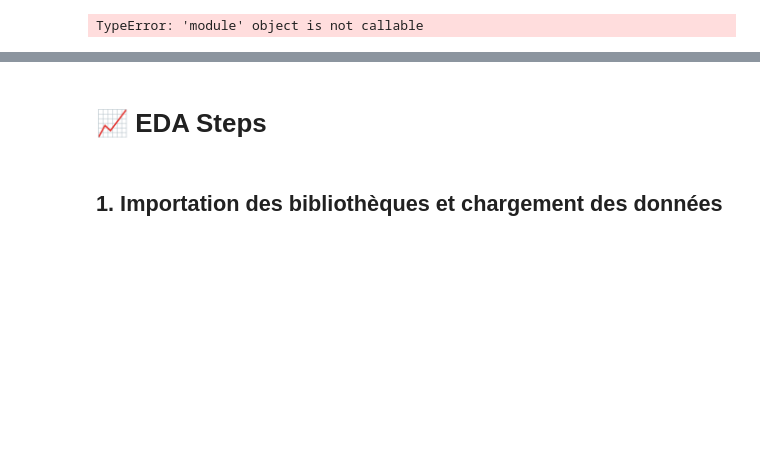
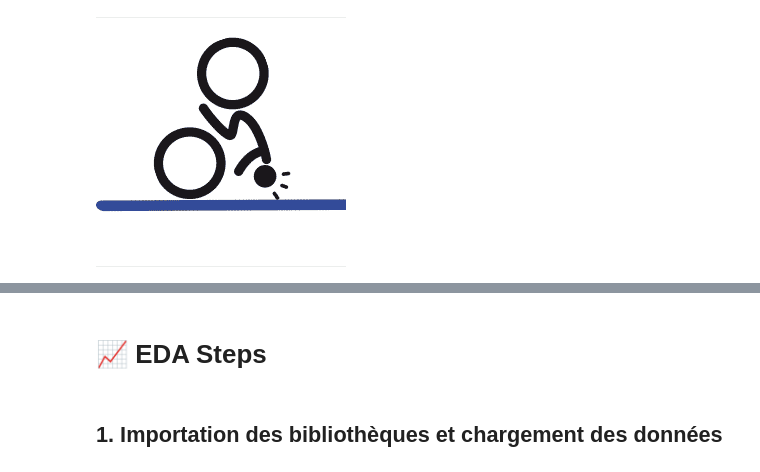
Before and after one commit to adeligny/bicycle_accident, a Jupyter notebook: notebook/eda.ipynb, the cells around one changed output, grey strips where cells are left out. Saved outputs shown, nothing was run; the diff lists cells and outputs as text; code cells hidden in the pictures; blank space fills up the shorter version.

```diff
--- a/notebook/eda.ipynb
+++ b/notebook/eda.ipynb
@@ -1,12 +1,6 @@
 # %%
 from IPython.core.display import HTML
-display(HTML("""
-<table style='margin: 0 auto'>
-<tr><th>Hi!</th><th>There!</th></tr>
-<tr><td>1</td><td>2</td></tr>
-</table>
-"""))
 
 Image(r"C:\Users\Anaïs\Downloads\bicycle_accident\bicycle_accident\Accident-cycloblog.png")
 # %% [output]
-TypeError: 'module' object is not callable
+[figure, added]
```
Also changed, not shown: parts of 5 cells of this notebook.
